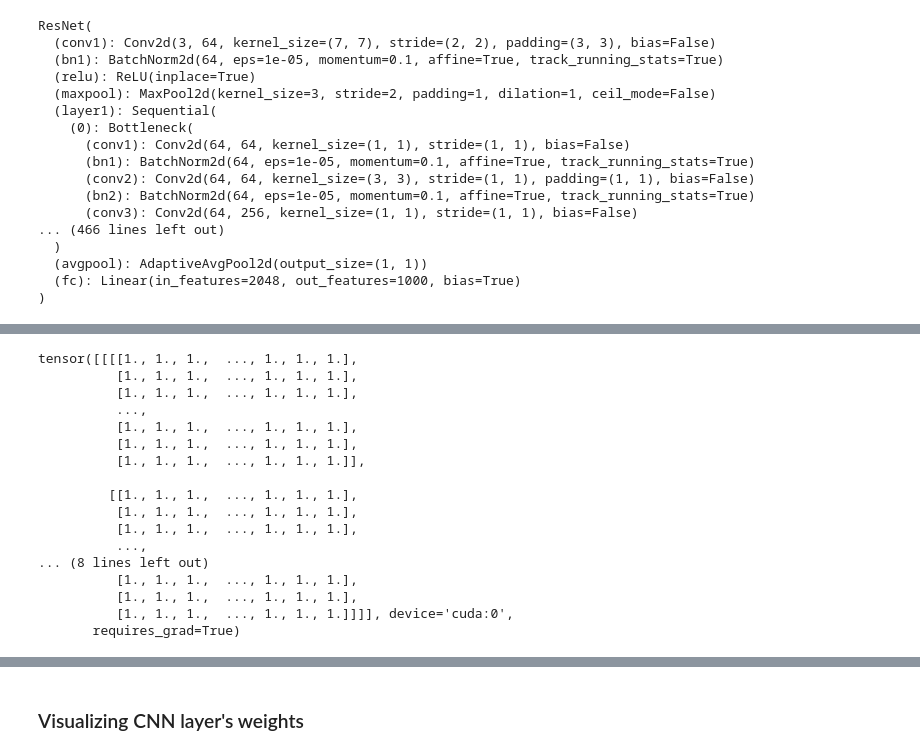
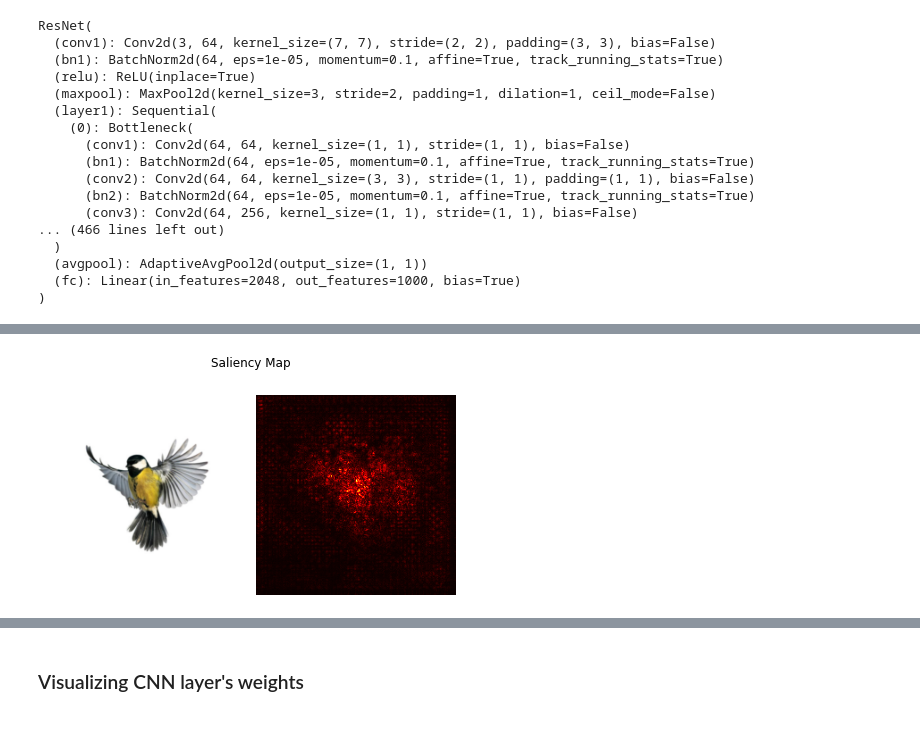
Before and after one commit to Darshansingh11/SMAI-FP, a Jupyter notebook: Understanding_CNN.ipynb, the cells around one changed output, grey strips where cells are left out. Drawn from its saved outputs; the diff is of its cells as text; code cells hidden in the pictures; blank space fills up the shorter version.

```diff
--- a/Understanding_CNN.ipynb
+++ b/Understanding_CNN.ipynb
@@ -60,2 +98,5 @@ Feature_map.ipynb                           labels  Understanding_CNN.ipynb
 # %%
 image = Image.open('imgs/bird.jpg')
+create_sm(image)
+# %% [output]
+[figure, added]
@@ -70,22 +102,0 @@ image = transform(image)
-# %%
-image = image.reshape(1, 3, 224, 224)
-image = image.to(device)
-image.requires_grad_()
-# %% [output]
-tensor([[[[1., 1., 1.,  ..., 1., 1., 1.],
-          [1., 1., 1.,  ..., 1., 1., 1.],
-          [1., 1., 1.,  ..., 1., 1., 1.],
-          ...,
-          [1., 1., 1.,  ..., 1., 1., 1.],
-          [1., 1., 1.,  ..., 1., 1., 1.],
-          [1., 1., 1.,  ..., 1., 1., 1.]],
-
-         [[1., 1., 1.,  ..., 1., 1., 1.],
-          [1., 1., 1.,  ..., 1., 1., 1.],
-          [1., 1., 1.,  ..., 1., 1., 1.],
-          ...,
-... (8 lines left out)
-          [1., 1., 1.,  ..., 1., 1., 1.],
-          [1., 1., 1.,  ..., 1., 1., 1.],
-          [1., 1., 1.,  ..., 1., 1., 1.]]]], device='cuda:0',
-       requires_grad=True)
```
Also changed, not shown: parts of 20 cells of this notebook.
